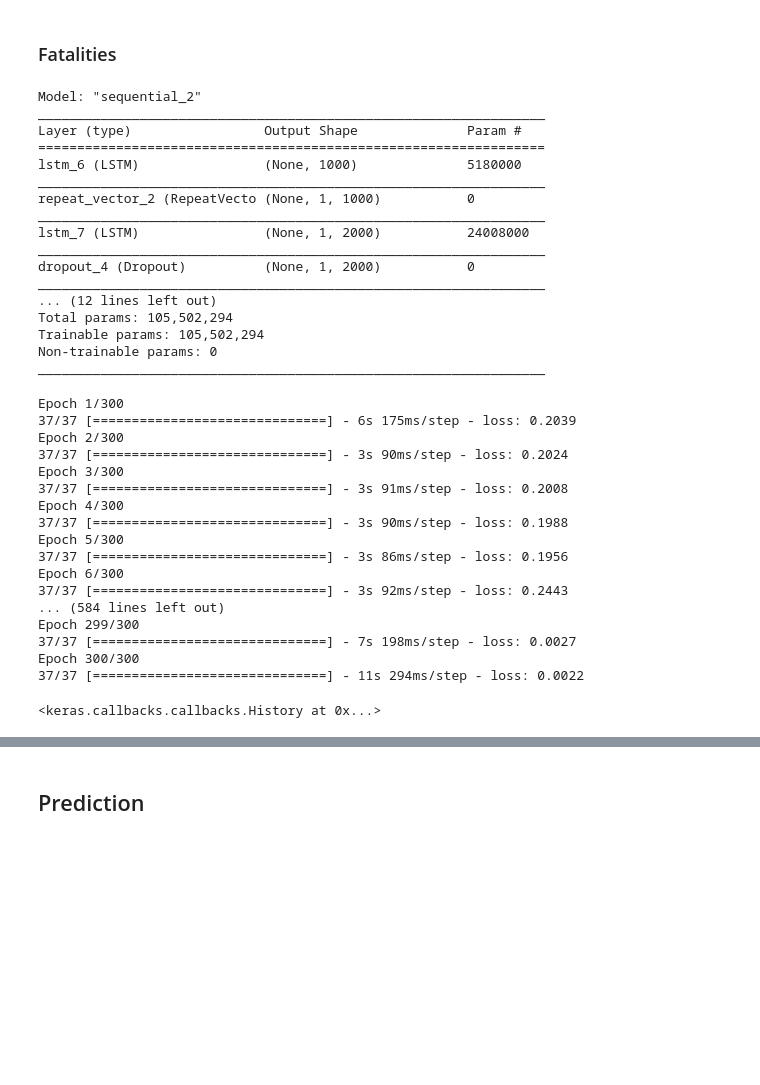
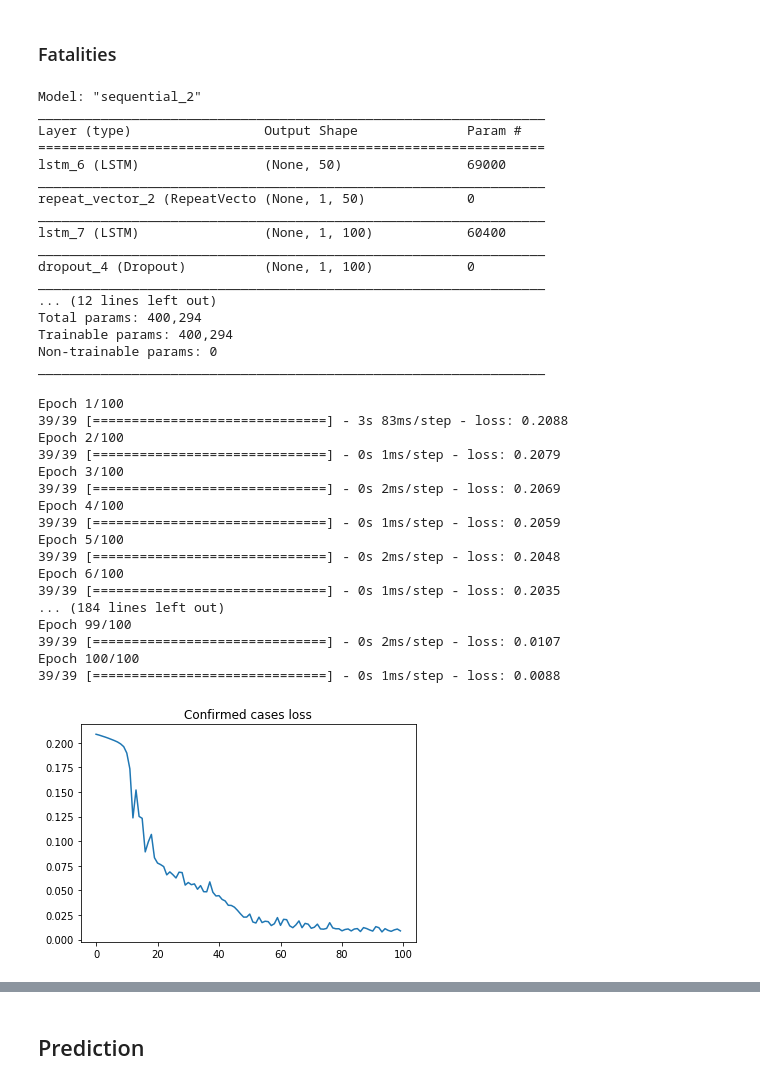
Before and after one commit to hochmuth/Kaggle_COVID_19, a Jupyter notebook: COVID19 - April 2020 Forecast - Basic LSTM Network.ipynb, the cells around one changed output, grey strips where cells are left out. Cells and saved outputs as stored; diff of their text form; code cells hidden in the pictures; blank space fills up the shorter version.

```diff
--- a/COVID19 - April 2020 Forecast - Basic LSTM Network.ipynb
+++ b/COVID19 - April 2020 Forecast - Basic LSTM Network.ipynb
@@ -320,15 +325,15 @@ comparison_df
 # Define model for confirmed cases
 
 model_fatalities = Sequential()
-model_fatalities.add(LSTM(1000, activation='relu', input_shape=(n_steps_in, n_features)))
+model_fatalities.add(LSTM(50, activation='relu', input_shape=(n_steps_in, n_features)))
 model_fatalities.add(RepeatVector(n_steps_out))
-model_fatalities.add(LSTM(2000, activation='relu', return_sequences=True))
+model_fatalities.add(LSTM(100, activation='relu', return_sequences=True))
 model_fatalities.add(Dropout(0.2))
-model_fatalities.add(LSTM(2000, activation='relu', return_sequences=True))
+model_fatalities.add(LSTM(100, activation='relu', return_sequences=True))
 model_fatalities.add(Dropout(0.2))
-model_fatalities.add(LSTM(2000, activation='relu', return_sequences=True))
+model_fatalities.add(LSTM(100, activation='relu', return_sequences=True))
 model_fatalities.add(Dropout(0.2))
-model_fatalities.add(LSTM(1000, activation='relu', return_sequences=True))
+model_fatalities.add(LSTM(100, activation='relu', return_sequences=True))
 model_fatalities.add(TimeDistributed(Dense(n_features)))
 model_fatalities.compile(optimizer='adam', loss='mse')
 
@@ -338,40 +343,45 @@ Model: "sequential_2"
 _________________________________________________________________
 Layer (type)                 Output Shape              Param #
 =================================================================
-lstm_6 (LSTM)                (None, 1000)              5180000
+lstm_6 (LSTM)                (None, 50)                69000
 _________________________________________________________________
-repeat_vector_2 (RepeatVecto (None, 1, 1000)           0
+repeat_vector_2 (RepeatVecto (None, 1, 50)             0
 _________________________________________________________________
-lstm_7 (LSTM)                (None, 1, 2000)           24008000
+lstm_7 (LSTM)                (None, 1, 100)            60400
 _________________________________________________________________
-dropout_4 (Dropout)          (None, 1, 2000)           0
+dropout_4 (Dropout)          (None, 1, 100)            0
 _________________________________________________________________
 ... (12 lines left out)
-Total params: 105,502,294
-Trainable params: 105,502,294
+Total params: 400,294
+Trainable params: 400,294
 Non-trainable params: 0
 _________________________________________________________________
 # %%
-model_fatalities.fit(X_fatalities, y_fatalities, epochs=300)
+history_fatalities = model_fatalities.fit(X_fatalities, y_fatalities, epochs=100)
 # %% [output]
-Epoch 1/300
-37/37 [==============================] - 6s 175ms/step - loss: 0.2039
-Epoch 2/300
-37/37 [==============================] - 3s 90ms/step - loss: 0.2024
-Epoch 3/300
-37/37 [==============================] - 3s 91ms/step - loss: 0.2008
-Epoch 4/300
-37/37 [==============================] - 3s 90ms/step - loss: 0.1988
-Epoch 5/300
-37/37 [==============================] - 3s 86ms/step - loss: 0.1956
-Epoch 6/300
-37/37 [==============================] - 3s 92ms/step - loss: 0.2443
-... (584 lines left out)
-Epoch 299/300
-37/37 [==============================] - 7s 198ms/step - loss: 0.0027
-Epoch 300/300
-37/37 [==============================] - 11s 294ms/step - loss: 0.0022
+Epoch 1/100
+39/39 [==============================] - 3s 83ms/step - loss: 0.2088
+Epoch 2/100
+39/39 [==============================] - 0s 1ms/step - loss: 0.2079
+Epoch 3/100
+39/39 [==============================] - 0s 2ms/step - loss: 0.2069
+Epoch 4/100
+39/39 [==============================] - 0s 1ms/step - loss: 0.2059
+Epoch 5/100
+39/39 [==============================] - 0s 2ms/step - loss: 0.2048
+Epoch 6/100
+39/39 [==============================] - 0s 1ms/step - loss: 0.2035
+... (184 lines left out)
+Epoch 99/100
+39/39 [==============================] - 0s 2ms/step - loss: 0.0107
+Epoch 100/100
+39/39 [==============================] - 0s 1ms/step - loss: 0.0088
-<keras.callbacks.callbacks.History at 0x...>
+# %%
+plt.plot(history_fatalities.history['loss'])
+plt.title('Confirmed cases loss')
+plt.show()
+# %% [output]
+[figure, added]
 # %%
 X_fatalities_pred = np_fatalities_scaled[-n_steps_in-1:-n_steps_out].reshape((1, n_steps_in, n_features))
 y_fatalities_pred = model_fatalities.predict(X_fatalities_pred)
```
Also changed, not shown: parts of 11 cells of this notebook.
